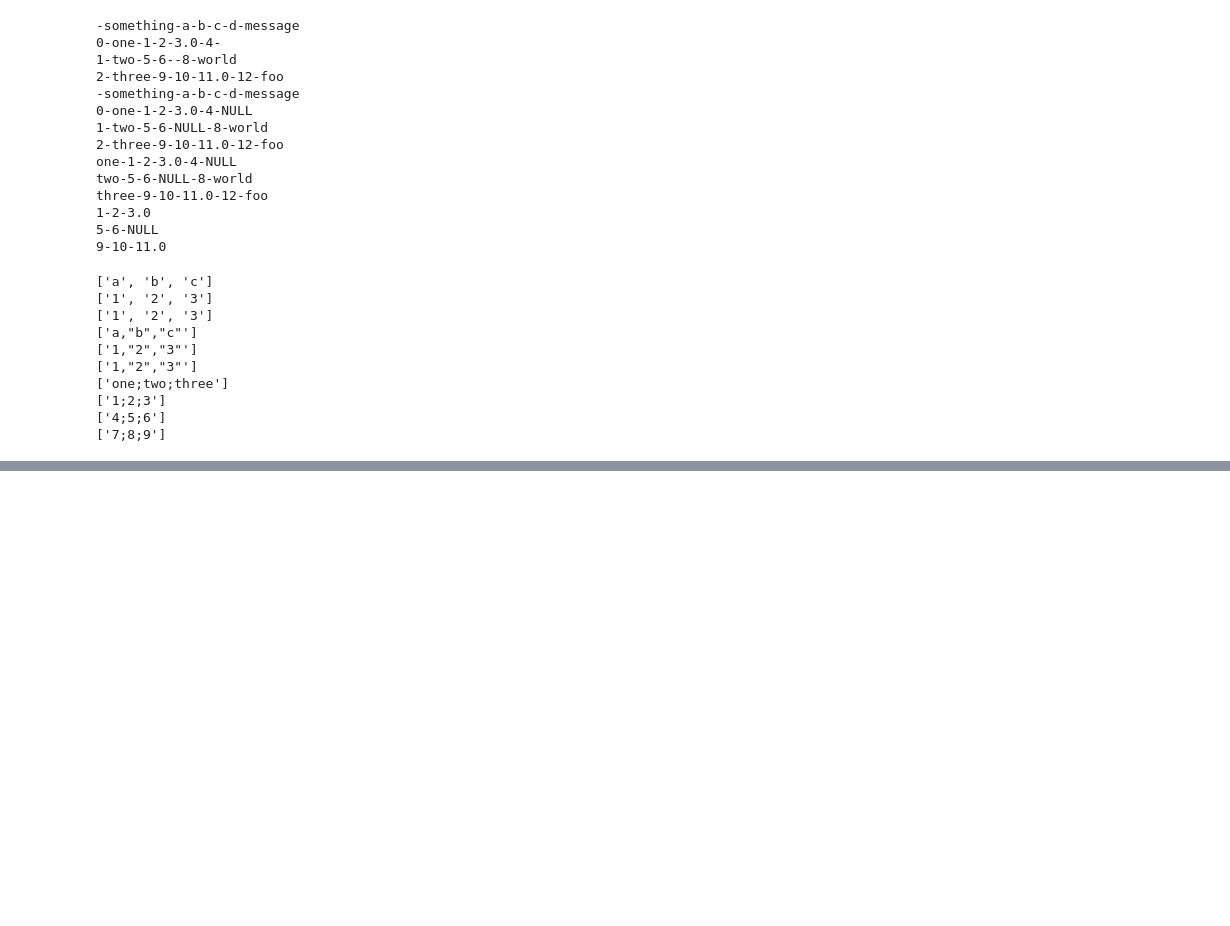
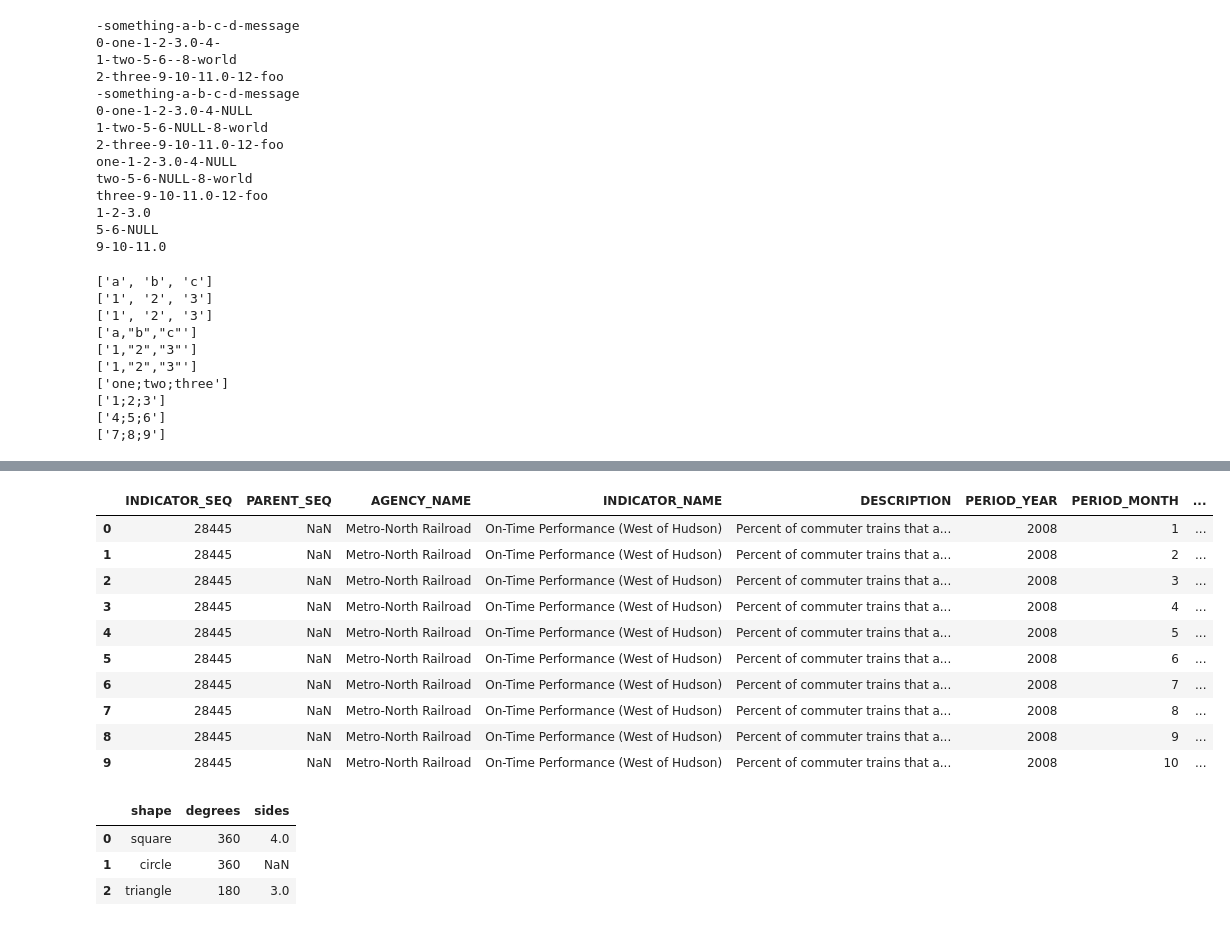
Before and after one commit to bujarkreci/jupyter-project, a Jupyter notebook: callPostgreEx/Chapter06.ipynb, the cells around one changed output, grey strips where cells are left out. Drawn from its saved outputs; the diff is of its cells as text; code cells hidden in the pictures; blank space fills up the shorter version.

```diff
--- a/callPostgreEx/Chapter06.ipynb
+++ b/callPostgreEx/Chapter06.ipynb
@@ -212,0 +336,27 @@ for lin in reader:
+# %%
+#pandas.read_xml function turn the xml into on-line expression
+path = "myCSV/Performance_MNR.xml"
+perf2 = pd.read_xml(path)
+perf2.head(10)
+# %% [output]
+|  | INDICATOR_SEQ | PARENT_SEQ | AGENCY_NAME | INDICATOR_NAME | DESCRIPTION | PERIOD_YEAR | PERIOD_MONTH | ... |
+| 0 | 28445 | NaN | Metro-North Railroad | On-Time Performance (West of Hudson) | Percent of commuter trains that a... | 2008 | 1 | ... |
+| 1 | 28445 | NaN | Metro-North Railroad | On-Time Performance (West of Hudson) | Percent of commuter trains that a... | 2008 | 2 | ... |
+| 2 | 28445 | NaN | Metro-North Railroad | On-Time Performance (West of Hudson) | Percent of commuter trains that a... | 2008 | 3 | ... |
+| 3 | 28445 | NaN | Metro-North Railroad | On-Time Performance (West of Hudson) | Percent of commuter trains that a... | 2008 | 4 | ... |
+| 4 | 28445 | NaN | Metro-North Railroad | On-Time Performance (West of Hudson) | Percent of commuter trains that a... | 2008 | 5 | ... |
+| 5 | 28445 | NaN | Metro-North Railroad | On-Time Performance (West of Hudson) | Percent of commuter trains that a... | 2008 | 6 | ... |
+| 6 | 28445 | NaN | Metro-North Railroad | On-Time Performance (West of Hudson) | Percent of commuter trains that a... | 2008 | 7 | ... |
+| 7 | 28445 | NaN | Metro-North Railroad | On-Time Performance (West of Hudson) | Percent of commuter trains that a... | 2008 | 8 | ... |
+| 8 | 28445 | NaN | Metro-North Railroad | On-Time Performance (West of Hudson) | Percent of commuter trains that a... | 2008 | 9 | ... |
+| 9 | 28445 | NaN | Metro-North Railroad | On-Time Performance (West of Hudson) | Percent of commuter trains that a... | 2008 | 10 | ... |
+# %%
+#xml docstring format reading
+xml = "myCSV/xmlDocstring.xml"
+df = pd.read_xml(xml, xpath="//doc:row", namespaces={"doc": "https://example.com"})
+df
+# %% [output]
+|  | shape | degrees | sides |
+| 0 | square | 360 | 4.0 |
+| 1 | circle | 360 | NaN |
+| 2 | triangle | 180 | 3.0 |
```
Also changed, not shown: parts of 10 cells of this notebook, 2 other files.
